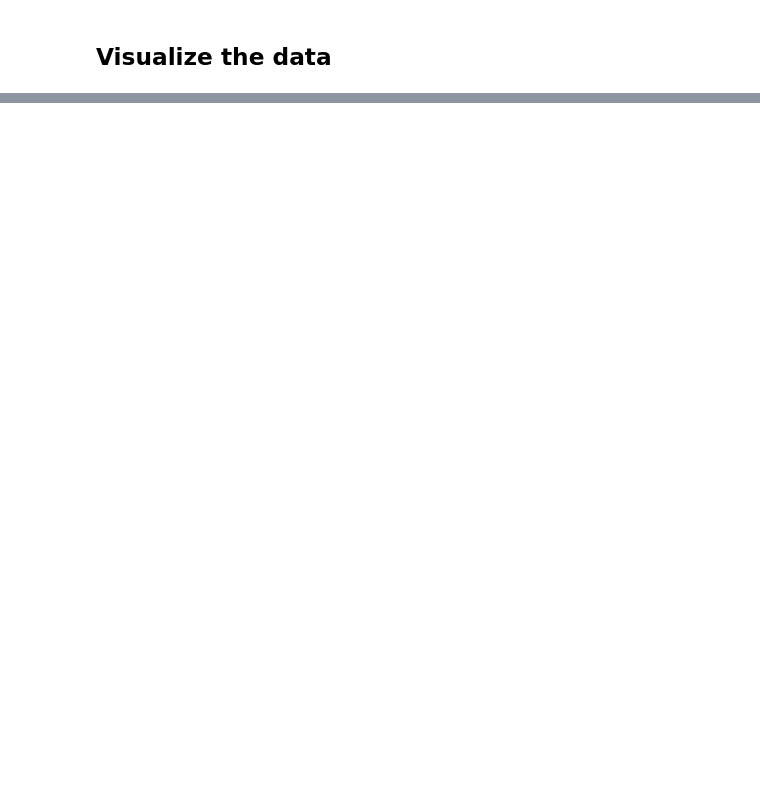
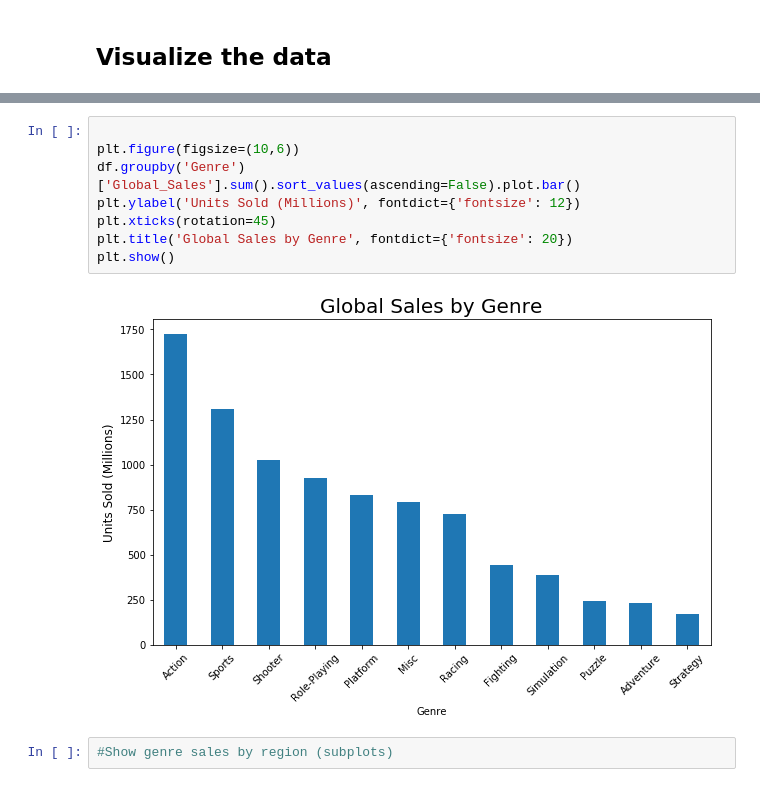
Before and after one commit to ddw2303/video-game-analysis, a Jupyter notebook: vganalysis.ipynb, the cells around one changed output, grey strips where cells are left out. Drawn from its saved outputs; the diff is of its cells as text; blank space fills up the shorter version.

```diff
--- a/vganalysis.ipynb
+++ b/vganalysis.ipynb
@@ -178,0 +189,12 @@ df['Publisher'].nunique()
+# %%
+
+plt.figure(figsize=(10,6))
+df.groupby('Genre')['Global_Sales'].sum().sort_values(ascending=False).plot.bar()
+plt.ylabel('Units Sold (Millions)', fontdict={'fontsize': 12})
+plt.xticks(rotation=45)
+plt.title('Global Sales by Genre', fontdict={'fontsize': 20})
+plt.show()
+# %% [output]
+[figure, added]
+# %%
+#Show genre sales by region (subplots)
```
Also changed, not shown: parts of 10 cells of this notebook.
